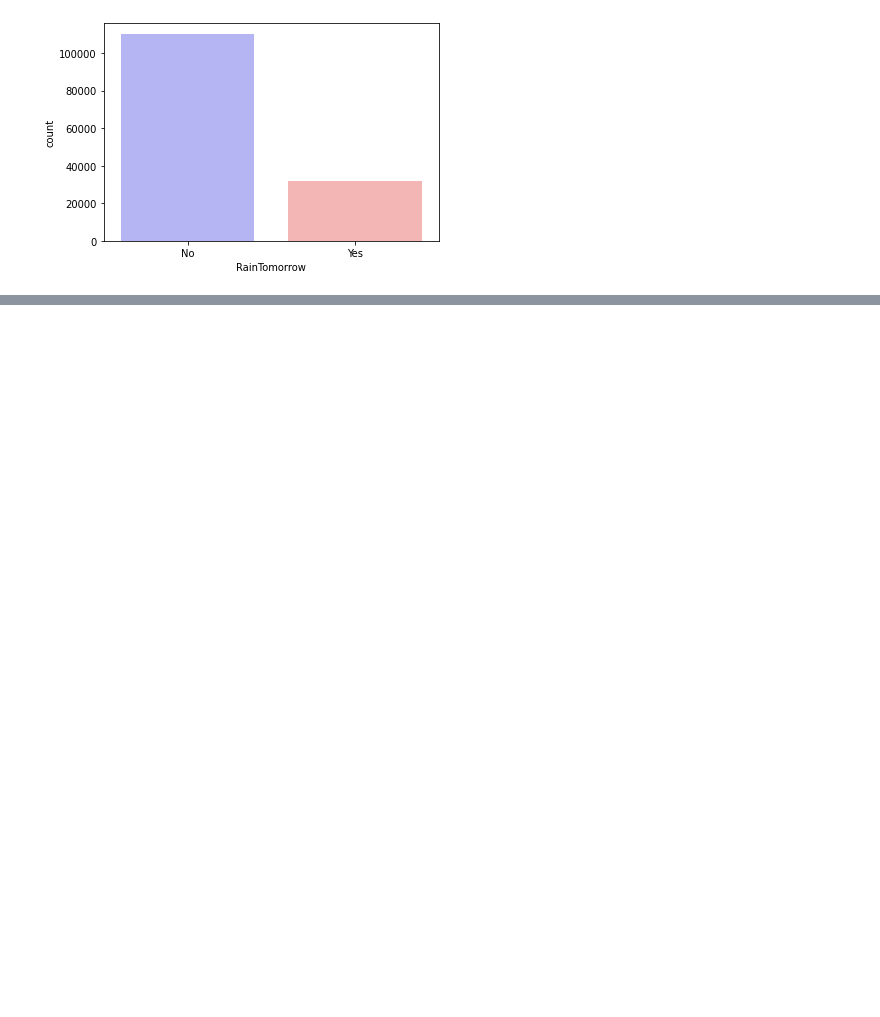
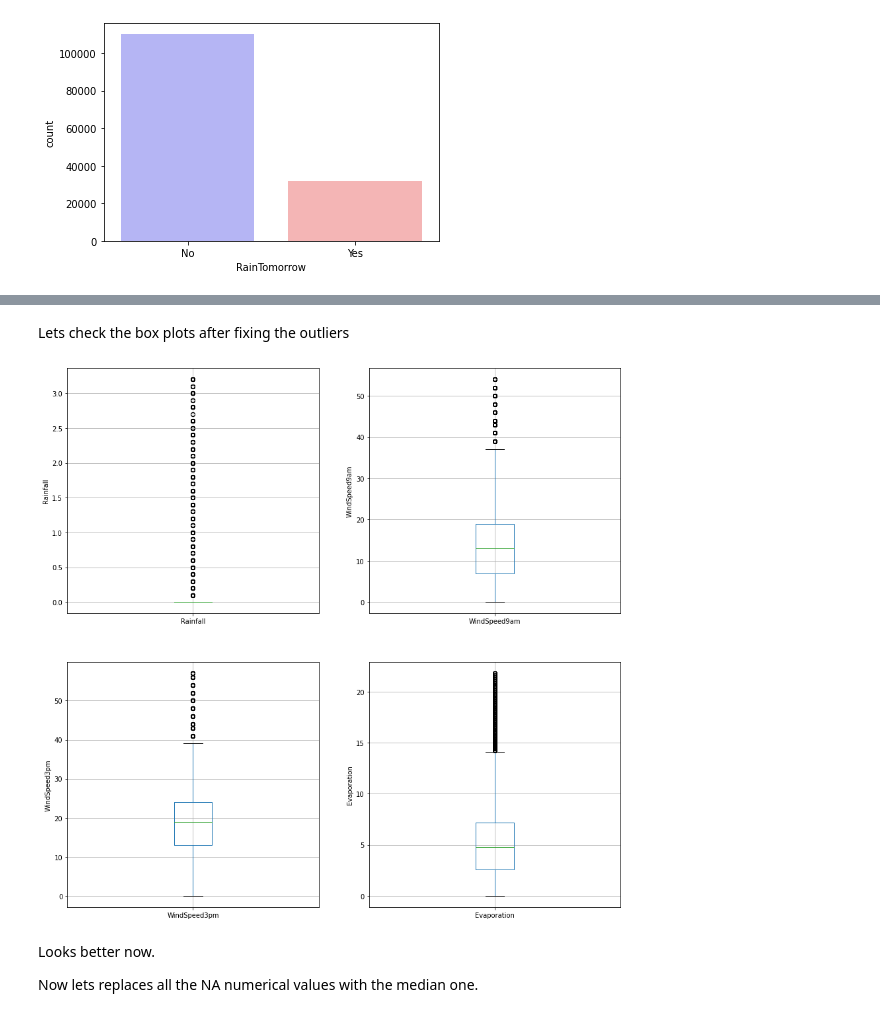
Before and after one commit to medzz123/intro-ai-coursework, a Jupyter notebook: coursework.ipynb, the cells around one changed output, grey strips where cells are left out. Saved outputs shown, nothing was run; the diff lists cells and outputs as text; code cells hidden in the pictures; blank space fills up the shorter version.

```diff
--- a/coursework.ipynb
+++ b/coursework.ipynb
@@ -111,0 +276,16 @@ plt.show()
+# %% [markdown]
+Lets check the box plots after fixing the outliers
+# %%
+plt.figure(figsize=(15,15))
+
+for index, value in enumerate(outliers):
+  n = index + 1
+  plt.subplot(2, 2, n)
+  fig = df.boxplot(column=value)
+  fig.set_ylabel(value)
+# %% [output]
+[figure, added]
+# %% [markdown]
+Looks better now.
+
+Now lets replaces all the NA numerical values with the median one.
```
Also changed, not shown: parts of 45 cells of this notebook.
